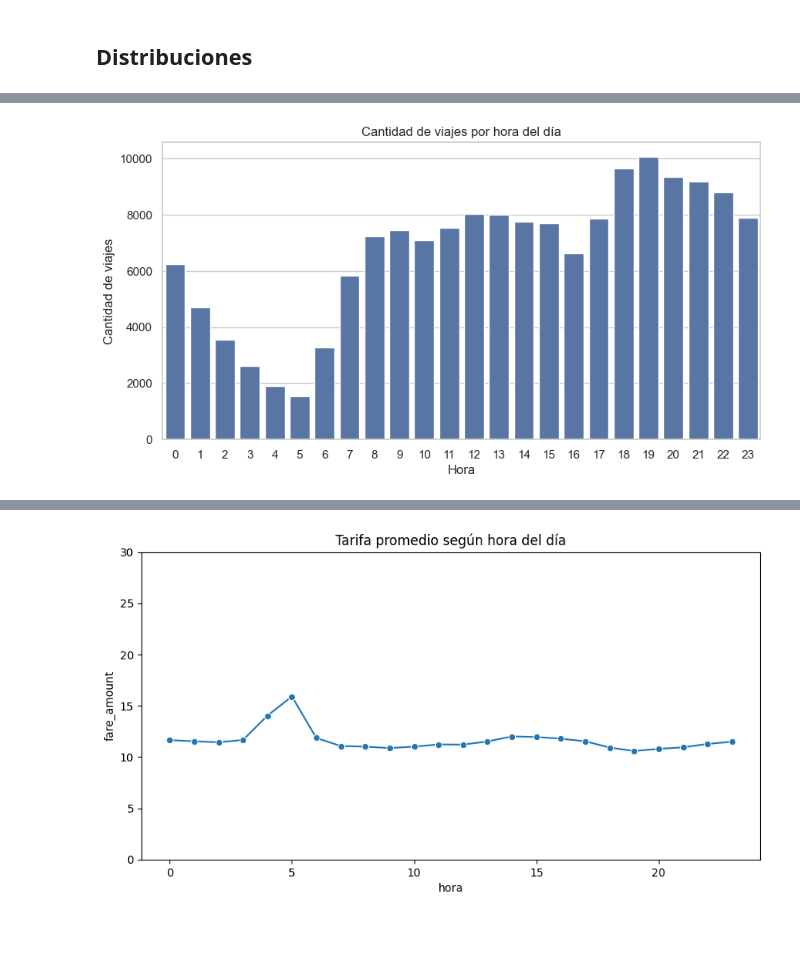
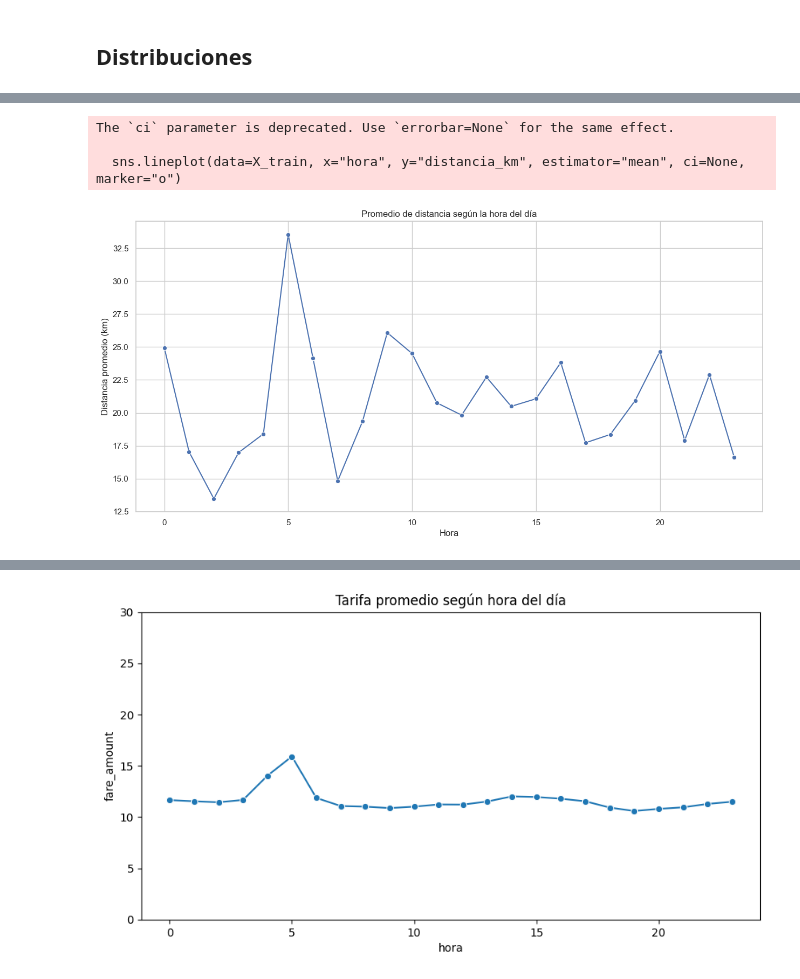
Before and after one commit to FefeTroanes/AA1-TUIA-2025C2-Molina-Romano-Troanes, a Jupyter notebook: TP-Regresion-AA1-2025C1.ipynb, the cells around one changed output, grey strips where cells are left out. Saved outputs shown, nothing was run; the diff lists cells and outputs as text; code cells hidden in the pictures; blank space fills up the shorter version.

```diff
--- a/TP-Regresion-AA1-2025C1.ipynb
+++ b/TP-Regresion-AA1-2025C1.ipynb
@@ -290,11 +358,14 @@ Passing `palette` without assigning `hue` is deprecated and will be removed in v
 # %%
-# Serie temporal: cantidad de viajes por hora del día
+# Promedio de distancia según hora del día
 
-plt.figure(figsize=(10,5))
-sns.countplot(data=X_train, x="hora")
-plt.title("Cantidad de viajes por hora del día")
+plt.figure(figsize=(15,7))
+sns.lineplot(data=X_train, x="hora", y="distancia_km", estimator="mean", ci=None, marker="o")
+plt.title("Promedio de distancia según la hora del día")
 plt.xlabel("Hora")
-plt.ylabel("Cantidad de viajes")
+plt.ylabel("Distancia promedio (km)")
 plt.show()
 # %% [output]
+The `ci` parameter is deprecated. Use `errorbar=None` for the same effect.
+
+  sns.lineplot(data=X_train, x="hora", y="distancia_km", estimator="mean", ci=None, marker="o")
-[figure, old version]
+[figure, new version]
```
Also changed, not shown: parts of 14 cells of this notebook.
